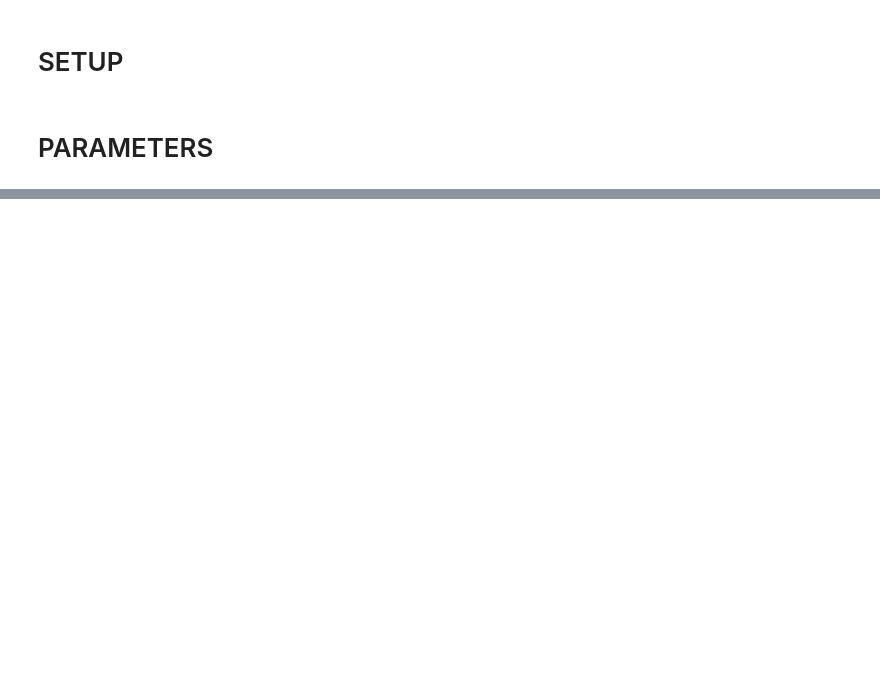
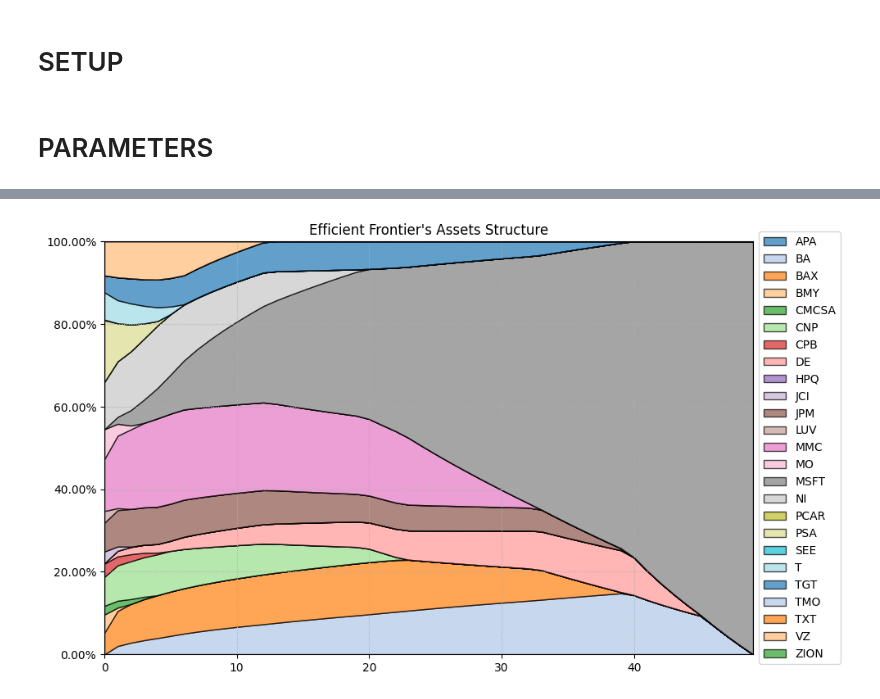
Before and after one commit to rafaellagp/Portfolio-forecasting-and-optimization, a Jupyter notebook: Draft.ipynb, the cells around one changed output, grey strips where cells are left out. Cells and saved outputs as stored; diff of their text form; code cells hidden in the pictures; blank space fills up the shorter version.

```diff
--- a/Draft.ipynb
+++ b/Draft.ipynb
@@ -140,0 +126,6 @@ display(Y.head())
+# %%
+# Plotting efficient frontier composition
+
+ax = rp.plot_frontier_area(w_frontier=frontier, cmap="tab20", height=6, width=10, ax=None)
+# %% [output]
+[figure, added]
```
Also changed, not shown: parts of 11 cells of this notebook, 5 other files.
